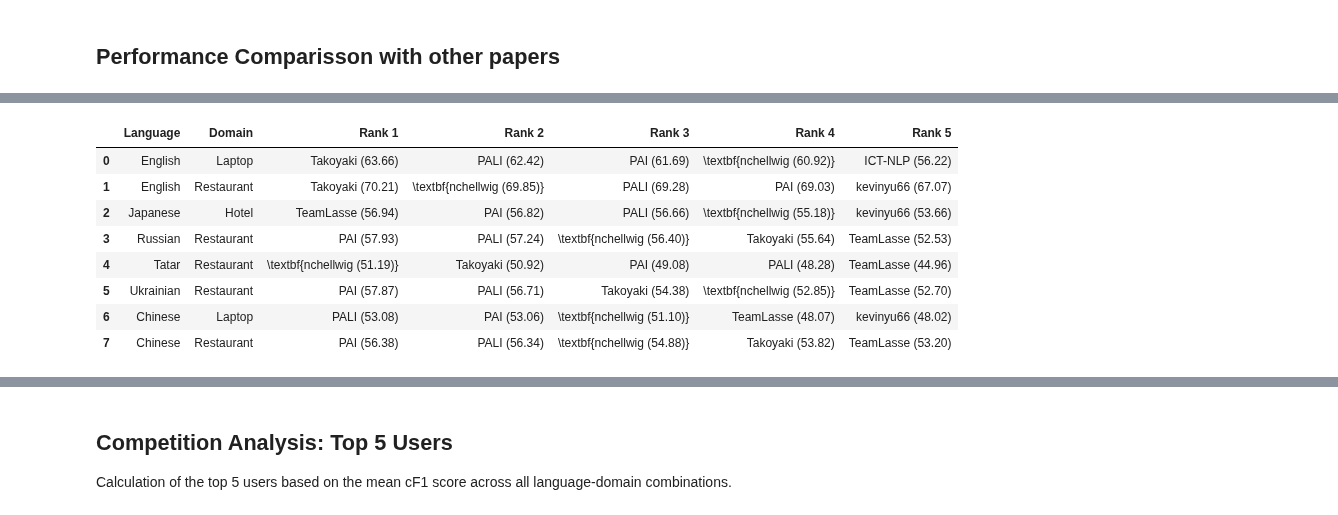
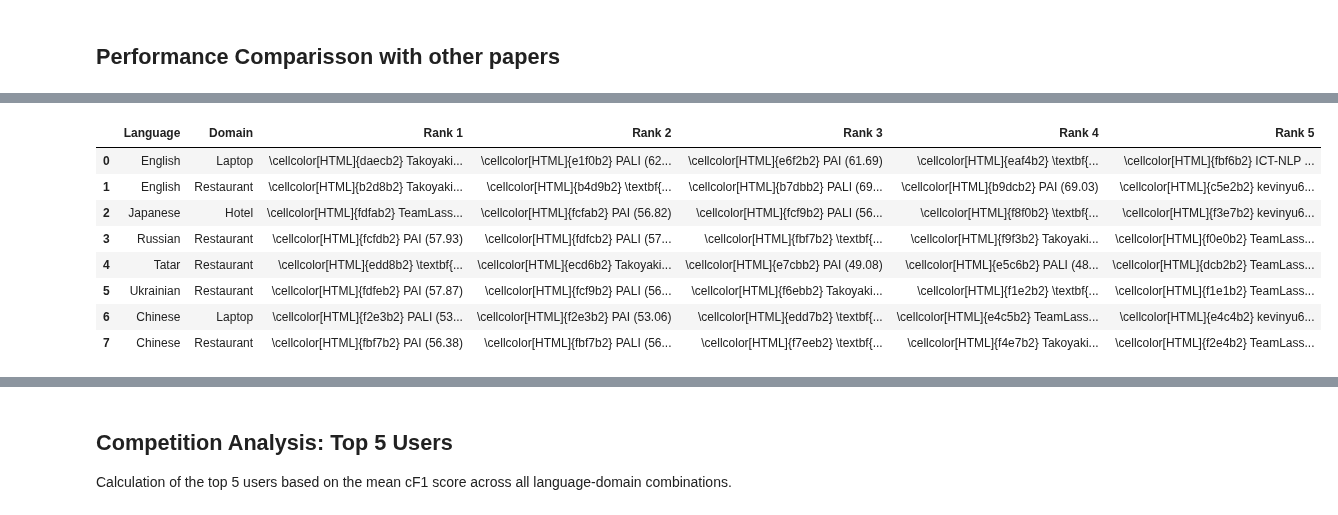
Before and after one commit to NilsHellwig/nchellwig-dimabsa, a Jupyter notebook: eval_performance.ipynb, the cells around one changed output, grey strips where cells are left out. Saved outputs shown, nothing was run; the diff lists cells and outputs as text; code cells hidden in the pictures.

Commit message:
Implement feature X to enhance user experience and optimize performance

```diff
--- a/eval_performance.ipynb
+++ b/eval_performance.ipynb
@@ -352,27 +352,54 @@ for subtask_key, df_comp in [("subtask_2", df_s2_comp), ("subtask_3", df_s3_comp
 
         performance_papers[subtask_key][lang][dom] = rank_data
 # %%
-def format_paper_val(entries):
+def get_color_str(score, vmin, vmax):
+    # Schütze gegen Division durch Null
+    if vmax == vmin:
+        norm_score = 50
+    else:
+        # Normalisiere den Score auf 0 bis 100 basierend auf dem Min/Max der Tabelle
+        norm_score = (score - vmin) / (vmax - vmin) * 100
+
+    # Interpolation: 0 (Dunkelrot) -> 50 (Gelb) -> 100 (Grün)
+    if norm_score <= 50:
+        ratio = norm_score / 50
+        r = int(139 + (255 - 139) * ratio)
+        g = int(0 + (255 - 0) * ratio)
+        b = 0
+    else:
+        ratio = (norm_score - 50) / 50
+        r = int(255 + (0 - 255) * ratio)
+        g = int(255 + (128 - 255) * ratio)
+        b = 0
+
+    # "Transparenz": Mische mit 70% Weiß (etwas kräftiger, um Unterschiede zu betonen)
+    r = int(r * 0.3 + 255 * 0.7)
+    g = int(g * 0.3 + 255 * 0.7)
+    b = int(b * 0.3 + 255 * 0.7)
+
+    return f"\\cellcolor[HTML]{{{r:02x}{g:02x}{b:02x}}} "
+
+def format_paper_val(entries, vmin, vmax):
     if not entries:
         return ""
 
-    # Falls noch alte Datenstruktur (einzelnes Dict) vorhanden ist, in Liste umwandeln
     if isinstance(entries, dict):
         entries = [entries]
 
-    # Suche zuerst nach 'nchellwig' in den Einträgen dieses Rangs
     target_entry = next((e for e in entries if e["username"] == "nchellwig"), entries[0])
 
     display_name = target_entry.get("team_name") or target_entry["username"]
     display_name = str(display_name).replace("_", "\\_")
-    score = f"{target_entry['cF1']:.2f}"
+    score_val = target_entry['cF1']
+    score_str = f"{score_val:.2f}"
 
-    text = f"{display_name} ({score})"
-    # Markiere nchellwig fett
+    color_prefix = get_color_str(score_val, vmin, vmax)
+    text = f"{display_name} ({score_str})"
+
     if target_entry["username"] == "nchellwig":
         text = f"\\textbf{{{text}}}"
 
-    return text
+    return color_prefix + text
 
 # Sammle alle Sprachen und Domains aus VALID_COMBINATIONS
 unique_combos = sorted(list(set((lang, dom) for _, lang, dom in VALID_COMBINATIONS)))
@@ -380,40 +407,48 @@ unique_combos = sorted(list(set((lang, dom) for _, lang, dom in VALID_COMBINATIO
 for st in [2, 3]:
     st_key = f"subtask_{st}"
     st_label = f"Subtask {st}"
+
+    # 1. Sammle zuerst alle Scores für diesen Subtask, um Min/Max zu finden
+    all_scores = []
+    for lang, dom in unique_combos:
+        st_data = performance_papers.get(st_key, {}).get(lang, {}).get(dom, {})
+        for rank_idx in range(1, 6):
+            entries = st_data.get(f"top_{rank_idx}", [])
+            if entries:
+                # Da wir nur einen pro Zelle anzeigen, nehmen wir den ersten (oder nchellwig)
+                target = next((e for e in entries if e["username"] == "nchellwig"), entries[0])
+                all_scores.append(target['cF1'])
+
+    # Bestimme Range für diesen Subtask
+    vmin = min(all_scores) if all_scores else 0
+    vmax = max(all_scores) if all_scores else 100
+
+    # 2. Erstelle die Tabelle mit normalisierten Farben
     paper_rows = []
-
     for lang, dom in unique_combos:
         row = {
             "Language": lang_map[lang],
             "Domain": dom.capitalize()
         }
-
-        # Hol Daten aus Dictionary
         st_data = performance_papers.get(st_key, {}).get(lang, {}).get(dom, {})
-
-        # Gehe die Spalten Rank 1 bis 5 durch
         for rank_idx in range(1, 6):
             rank_key = f"top_{rank_idx}"
             entries = st_data.get(rank_key, [])
-            row[f"Rank {rank_idx}"] = format_paper_val(entries)
-
+            row[f"Rank {rank_idx}"] = format_paper_val(entries, vmin, vmax)
         paper_rows.append(row)
 
     df_st = pd.DataFrame(paper_rows)
-    print(f"\n--- Competition Table: {st_label} ---")
+    print(f"\n--- Competition Table: {st_label} (Range: {vmin:.2f} - {vmax:.2f}) ---")
     display(df_st)
 
-    # load muster
     with open("plots/muster/competition_full.txt") as f:
         muster_table = f.read()
 
-    # convert df_st (8 Zeilen x 7 Spalten) zu einer flachen Liste
     flat_results = []
     for _, row in df_st.iterrows():
         for item in row:
             flat_results.append(str(item))
 
-    # Ersetze die "xxxx" Platzhalter im Muster
     for result in flat_results:
         muster_table = muster_table.replace("xxxx", result, 1)
 
@@ -423,10 +458,10 @@ for st in [2, 3]:
 |  | Language | Domain | Rank 1 | Rank 2 | Rank 3 | Rank 4 | Rank 5 |
-| 0 | English | Laptop | Takoyaki (63.66) | PALI (62.42) | PAI (61.69) | \textbf{nchellwig (60.92)} | ICT-NLP (56.22) |
-| 1 | English | Restaurant | Takoyaki (70.21) | \textbf{nchellwig (69.85)} | PALI (69.28) | PAI (69.03) | kevinyu66 (67.07) |
-| 2 | Japanese | Hotel | TeamLasse (56.94) | PAI (56.82) | PALI (56.66) | \textbf{nchellwig (55.18)} | kevinyu66 (53.66) |
-| 3 | Russian | Restaurant | PAI (57.93) | PALI (57.24) | \textbf{nchellwig (56.40)} | Takoyaki (55.64) | TeamLasse (52.53) |
-| 4 | Tatar | Restaurant | \textbf{nchellwig (51.19)} | Takoyaki (50.92) | PAI (49.08) | PALI (48.28) | TeamLasse (44.96) |
-| 5 | Ukrainian | Restaurant | PAI (57.87) | PALI (56.71) | Takoyaki (54.38) | \textbf{nchellwig (52.85)} | TeamLasse (52.70) |
-| 6 | Chinese | Laptop | PALI (53.08) | PAI (53.06) | \textbf{nchellwig (51.10)} | TeamLasse (48.07) | kevinyu66 (48.02) |
-| 7 | Chinese | Restaurant | PAI (56.38) | PALI (56.34) | \textbf{nchellwig (54.88)} | Takoyaki (53.82) | TeamLasse (53.20) |
+| 0 | English | Laptop | \cellcolor[HTML]{daecb2} Takoyaki... | \cellcolor[HTML]{e1f0b2} PALI (62... | \cellcolor[HTML]{e6f2b2} PAI (61.69) | \cellcolor[HTML]{eaf4b2} \textbf{... | \cellcolor[HTML]{fbf6b2} ICT-NLP ... |
+| 1 | English | Restaurant | \cellcolor[HTML]{b2d8b2} Takoyaki... | \cellcolor[HTML]{b4d9b2} \textbf{... | \cellcolor[HTML]{b7dbb2} PALI (69... | \cellcolor[HTML]{b9dcb2} PAI (69.03) | \cellcolor[HTML]{c5e2b2} kevinyu6... |
+| 2 | Japanese | Hotel | \cellcolor[HTML]{fdfab2} TeamLass... | \cellcolor[HTML]{fcfab2} PAI (56.82) | \cellcolor[HTML]{fcf9b2} PALI (56... | \cellcolor[HTML]{f8f0b2} \textbf{... | \cellcolor[HTML]{f3e7b2} kevinyu6... |
+| 3 | Russian | Restaurant | \cellcolor[HTML]{fcfdb2} PAI (57.93) | \cellcolor[HTML]{fdfcb2} PALI (57... | \cellcolor[HTML]{fbf7b2} \textbf{... | \cellcolor[HTML]{f9f3b2} Takoyaki... | \cellcolor[HTML]{f0e0b2} TeamLass... |
+| 4 | Tatar | Restaurant | \cellcolor[HTML]{edd8b2} \textbf{... | \cellcolor[HTML]{ecd6b2} Takoyaki... | \cellcolor[HTML]{e7cbb2} PAI (49.08) | \cellcolor[HTML]{e5c6b2} PALI (48... | \cellcolor[HTML]{dcb2b2} TeamLass... |
+| 5 | Ukrainian | Restaurant | \cellcolor[HTML]{fdfeb2} PAI (57.87) | \cellcolor[HTML]{fcf9b2} PALI (56... | \cellcolor[HTML]{f6ebb2} Takoyaki... | \cellcolor[HTML]{f1e2b2} \textbf{... | \cellcolor[HTML]{f1e1b2} TeamLass... |
+| 6 | Chinese | Laptop | \cellcolor[HTML]{f2e3b2} PALI (53... | \cellcolor[HTML]{f2e3b2} PAI (53.06) | \cellcolor[HTML]{edd7b2} \textbf{... | \cellcolor[HTML]{e4c5b2} TeamLass... | \cellcolor[HTML]{e4c4b2} kevinyu6... |
+| 7 | Chinese | Restaurant | \cellcolor[HTML]{fbf7b2} PAI (56.38) | \cellcolor[HTML]{fbf7b2} PALI (56... | \cellcolor[HTML]{f7eeb2} \textbf{... | \cellcolor[HTML]{f4e7b2} Takoyaki... | \cellcolor[HTML]{f2e4b2} TeamLass... |
 \midrule
```
Also changed, not shown: parts of 1 cell of this notebook.
